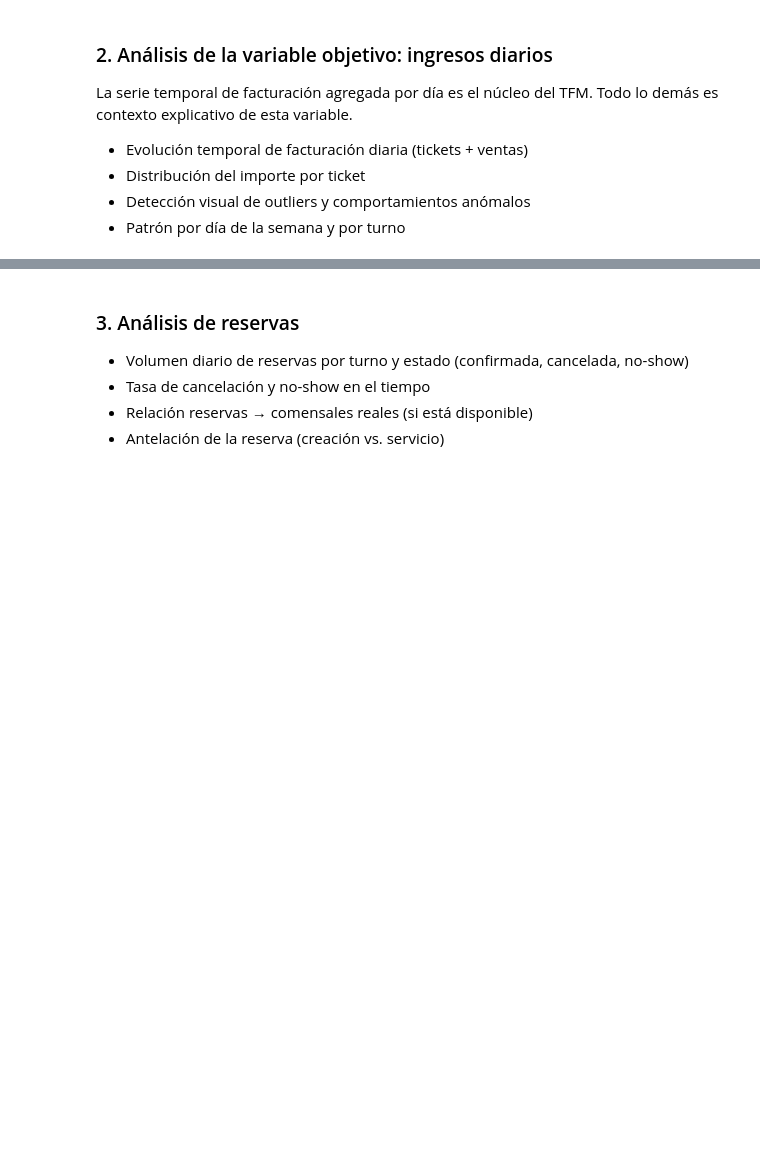
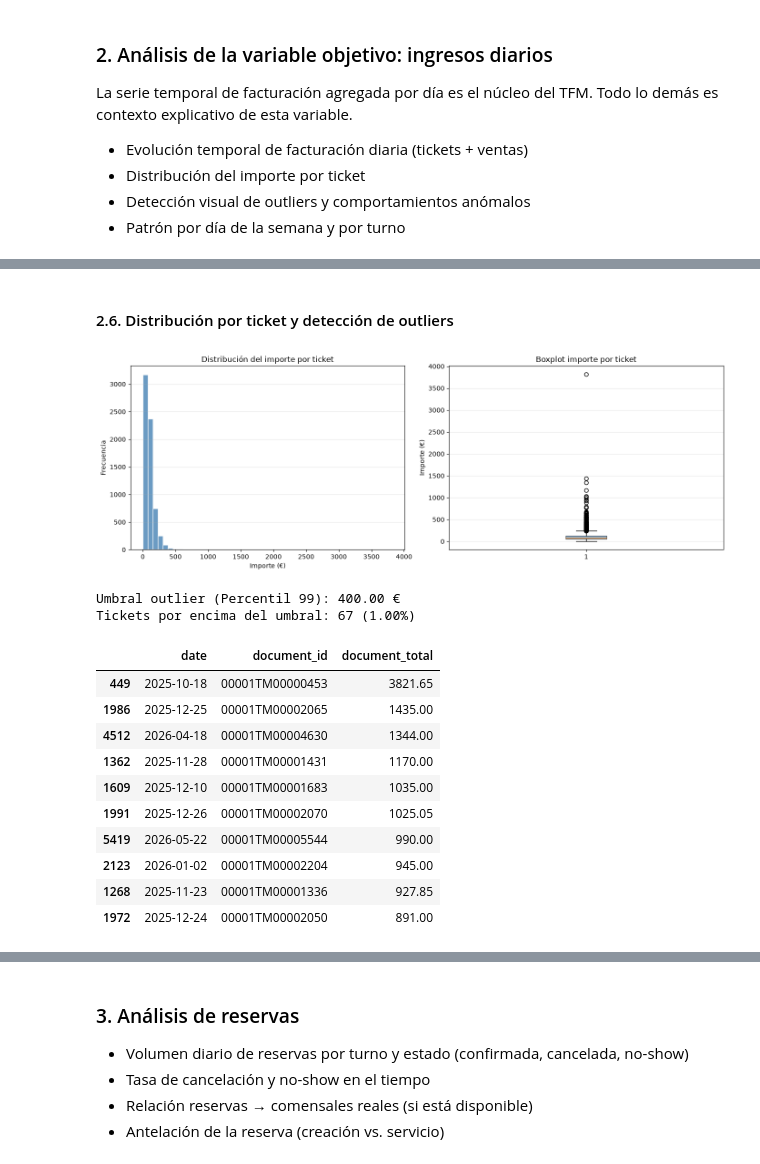
Before and after one commit to Joaquindam/TFM-Hosteleria-AI, a Jupyter notebook: notebooks/03_EDA.ipynb, the cells around one changed output, grey strips where cells are left out. Cells and saved outputs as stored; diff of their text form; code cells hidden in the pictures; blank space fills up the shorter version.

```diff
--- a/notebooks/03_EDA.ipynb
+++ b/notebooks/03_EDA.ipynb
@@ -31,0 +412,46 @@ La serie temporal de facturación agregada por día es el núcleo del TFM. Todo
+# %% [markdown]
+#### 2.6. Distribución por ticket y detección de outliers
+# %%
+fig, axes = plt.subplots(1, 2, figsize=(14, 5))
+
+# Histograma
+axes[0].hist(df_tickets['document_total'], bins=50,
+             color='steelblue', alpha=0.8, edgecolor='white')
+axes[0].set_title('Distribución del importe por ticket')
+axes[0].set_xlabel('Importe (€)')
+axes[0].set_ylabel('Frecuencia')
+axes[0].grid(axis='y', alpha=0.3)
+
+# Boxplot para identificar outliers visualmente
+axes[1].boxplot(df_tickets['document_total'], vert=True, patch_artist=True,
+                boxprops=dict(facecolor='steelblue', alpha=0.6))
+axes[1].set_title('Boxplot importe por ticket')
+axes[1].set_ylabel('Importe (€)')
+axes[1].grid(axis='y', alpha=0.3)
+
+plt.tight_layout()
+plt.savefig(FIGURES_DIR / 'distribucion_importe_ticket.png', dpi=150, bbox_inches='tight')
+plt.show()
+
+# Umbral percentil 99
+lim_sup = df_tickets['document_total'].quantile(0.99)
+
+outliers = df_tickets[df_tickets['document_total'] > lim_sup]
+print(f"Umbral outlier (Percentil 99): {lim_sup:.2f} €")
+print(f"Tickets por encima del umbral: {len(outliers)} ({len(outliers)/len(df_tickets)*100:.2f}%)")
+display(outliers[['date','document_id','document_total']].sort_values('document_total', ascending=False).head(10))
+# %% [output]
+[figure, added]
+Umbral outlier (Percentil 99): 400.00 €
+Tickets por encima del umbral: 67 (1.00%)
+|  | date | document_id | document_total |
+| 449 | 2025-10-18 | 00001TM00000453 | 3821.65 |
+| 1986 | 2025-12-25 | 00001TM00002065 | 1435.00 |
+| 4512 | 2026-04-18 | 00001TM00004630 | 1344.00 |
+| 1362 | 2025-11-28 | 00001TM00001431 | 1170.00 |
+| 1609 | 2025-12-10 | 00001TM00001683 | 1035.00 |
+| 1991 | 2025-12-26 | 00001TM00002070 | 1025.05 |
+| 5419 | 2026-05-22 | 00001TM00005544 | 990.00 |
+| 2123 | 2026-01-02 | 00001TM00002204 | 945.00 |
+| 1268 | 2025-11-23 | 00001TM00001336 | 927.85 |
+| 1972 | 2025-12-24 | 00001TM00002050 | 891.00 |
```
Also changed, not shown: parts of 20 cells of this notebook, 7 other files.
